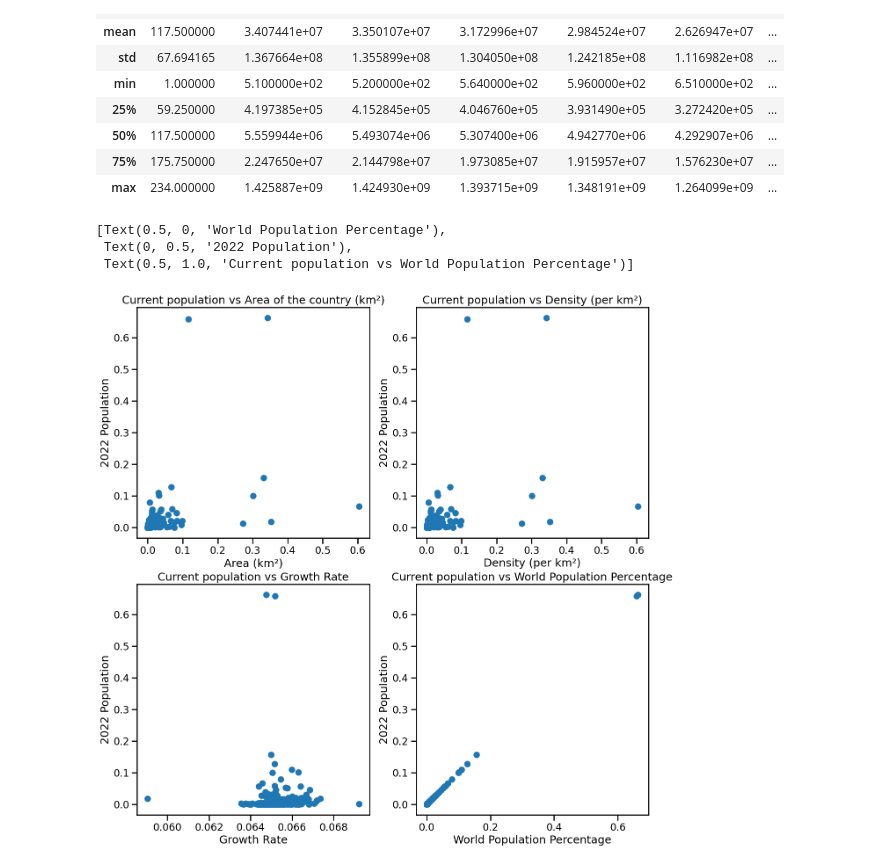
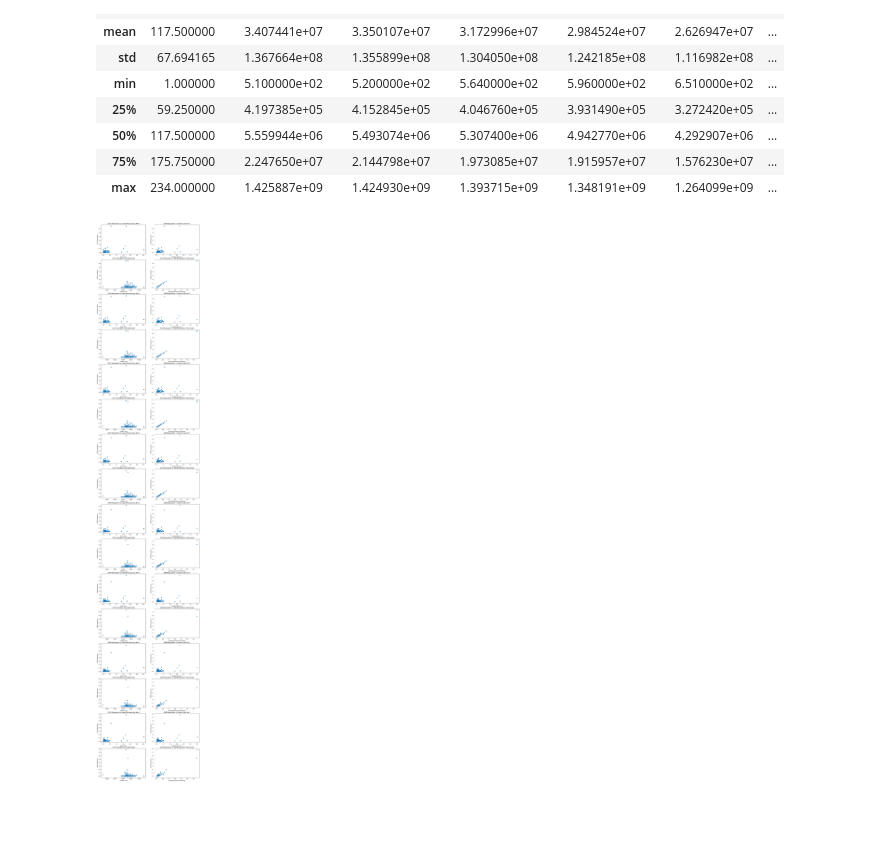
Before and after one commit to akgokulraman/iitgn-projects, a Jupyter notebook: COURSERA-IBM-ML/Exploratory Data Analysis for Machine Learning/Own Proejct/World Population/World_Population.ipynb, the cells around one changed output. Drawn from its saved outputs; the diff is of its cells as text; code cells hidden in the pictures; blank space fills up the shorter version.

Commit message:
Plotting for different years individually

```diff
--- a/COURSERA-IBM-ML/Exploratory Data Analysis for Machine Learning/Own Proejct/World Population/World_Population.ipynb
+++ b/COURSERA-IBM-ML/Exploratory Data Analysis for Machine Learning/Own Proejct/World Population/World_Population.ipynb
@@ -83,21 +83,23 @@ data_1["Continent"] = [str(i) for i in data_0["Continent"]]
 data_1["CCA3"] = [str(i) for i in data_0["CCA3"]]
 # %%
 from sklearn import preprocessing
+# %%
+col_names = ["2022 Population", "2020 Population", "2015 Population", "2010 Population", "2000 Population", "1990 Population", "1980 Population", "1970 Population"]
 # %%
-fig, ax = plt.subplots(2, 2, figsize = (15, 15))
-axes0 = ax[0, :]
-axes1 = ax[1, :]
-
-axes0[0].scatter(preprocessing.normalize([data_1["Area (km²)"]]), preprocessing.normalize([data_1["2022 Population"]]))
-axes0[0].set(xlabel = "Area (km²)", ylabel = "2022 Population", title = "Current population vs Area of the country (km²)")
-axes0[1].scatter(preprocessing.normalize([data_1["Area (km²)"]]), preprocessing.normalize([data_1["2022 Population"]]))
-axes0[1].set(xlabel = "Density (per km²)", ylabel = "2022 Population", title = "Current population vs Density (per km²)")
-axes1[0].scatter(preprocessing.normalize([data_1["Growth Rate"]]), preprocessing.normalize([data_1["2022 Population"]]))
-axes1[0].set(xlabel = "Growth Rate", ylabel = "2022 Population", title = "Current population vs Growth Rate")
-axes1[1].scatter(preprocessing.normalize([data_1["World Population Percentage"]]), preprocessing.normalize([data_1["2022 Population"]]))
-axes1[1].set(xlabel = "World Population Percentage", ylabel = "2022 Population", title = "Current population vs World Population Percentage")
+#Overview plots
+length_col_names = len(col_names)
+fig, ax = plt.subplots(2*length_col_names, 2, figsize = (15, 85))
+for i in range(length_col_names):
+    axis = ax[2*i:2*i+2, 0:2]
+    axes0 = axis[0,:]
+    axes1 = axis[1,:]
+    axes0[0].scatter(preprocessing.normalize([data_1["Area (km²)"]]), preprocessing.normalize([data_1[col_names[i]]]))
+    axes0[0].set(xlabel = "Area (km²)", ylabel = col_names[i], title = "{} vs Area of the country (km²)".format(col_names[i]))
+    axes0[1].scatter(preprocessing.normalize([data_1["Area (km²)"]]), preprocessing.normalize([data_1[col_names[i]]]))
+    axes0[1].set(xlabel = "Density (per km²)", ylabel = col_names[i], title = "{} vs Density (per km²)".format(col_names[i]))
+    axes1[0].scatter(preprocessing.normalize([data_1["Growth Rate"]]), preprocessing.normalize([data_1[col_names[i]]]))
+    axes1[0].set(xlabel = "Growth Rate", ylabel = col_names[i], title = "{} vs Growth Rate".format(col_names[i]))
+    axes1[1].scatter(preprocessing.normalize([data_1["World Population Percentage"]]), preprocessing.normalize([data_1[col_names[i]]]))
+    axes1[1].set(xlabel = "World Population Percentage", ylabel = col_names[i], title = "{} vs World Population Percentage".format(col_names[i]))
 # %% [output]
-[Text(0.5, 0, 'World Population Percentage'),
- Text(0, 0.5, '2022 Population'),
- Text(0.5, 1.0, 'Current population vs World Population Percentage')]
-[figure, old version]
+[figure, new version]
```
Also changed, not shown: 1 other file.
